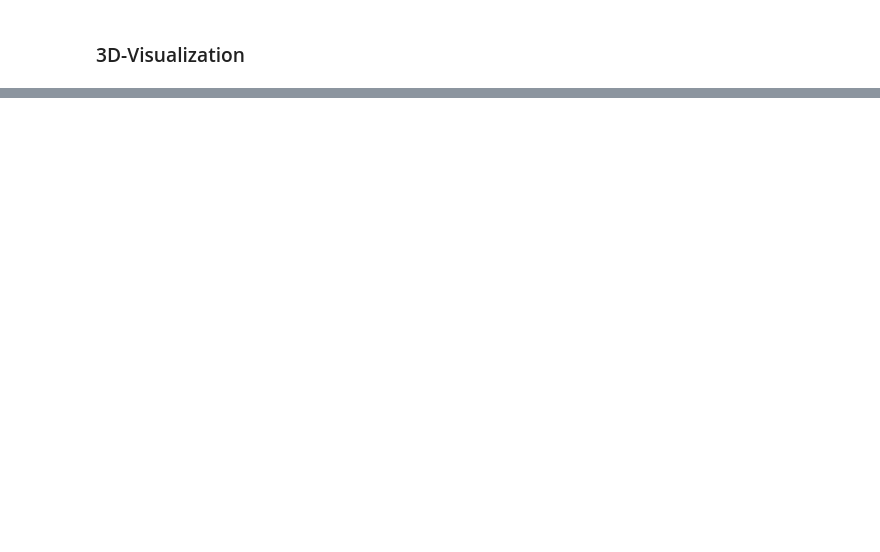
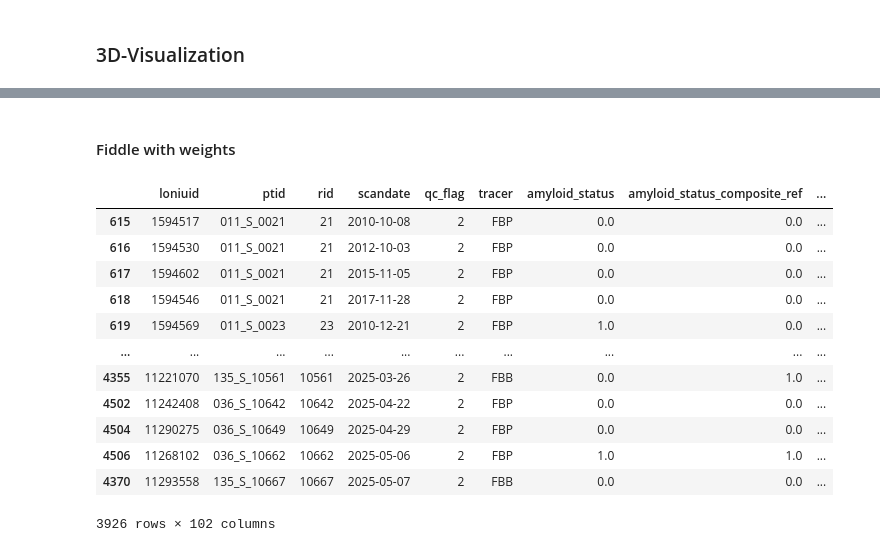
Before and after one commit to shakkyaNV/NetworkModels, a Jupyter notebook: Project1/A3/connectome_test.ipynb, the cells around one changed output, grey strips where cells are left out. Saved outputs shown, nothing was run; the diff lists cells and outputs as text; code cells hidden in the pictures; blank space fills up the shorter version.

Commit message:
difference testing for connectome DKAtlas

```diff
--- a/Project1/A3/connectome_test.ipynb
+++ b/Project1/A3/connectome_test.ipynb
@@ -226,0 +413,2 @@ GraphML exported to: C:\Users\sranasin\PycharmProjects\NetworkModels\resources\s
+# %% [markdown]
+#### Fiddle with weights
@@ -226,0 +420,28 @@ GraphML exported to: C:\Users\sranasin\PycharmProjects\NetworkModels\resources\s
+# %%
+importlib.reload(utils)
+importlib.reload(dkatlas)
+
+# Patient data for graph
+DK = dkatlas.DKAtlasGraph()
+df = utils.df_rename_to_fsnames(os.path.join("resources/TEST_NEW/structured_files_UCBERKELEY_AMY_6MM_29Oct2025/UCBERKELEY_AMY_6MM_29Oct2025_suvr.csv"))
+df = utils.safe_filter_df(df, True)
+df.sort_values(by = ['rid', 'scandate'], inplace = True)
+# df = df.head(4)
+
+
+DK.input_patient_data(df.iloc[0, :], df_type = "suvr")
+df
+# %% [output]
+|  | loniuid | ptid | rid | scandate | qc_flag | tracer | amyloid_status | amyloid_status_composite_ref | ... |
+| 615 | 1594517 | 011_S_0021 | 21 | 2010-10-08 | 2 | FBP | 0.0 | 0.0 | ... |
+| 616 | 1594530 | 011_S_0021 | 21 | 2012-10-03 | 2 | FBP | 0.0 | 0.0 | ... |
+| 617 | 1594602 | 011_S_0021 | 21 | 2015-11-05 | 2 | FBP | 0.0 | 0.0 | ... |
+| 618 | 1594546 | 011_S_0021 | 21 | 2017-11-28 | 2 | FBP | 0.0 | 0.0 | ... |
+| 619 | 1594569 | 011_S_0023 | 23 | 2010-12-21 | 2 | FBP | 1.0 | 0.0 | ... |
+| ... | ... | ... | ... | ... | ... | ... | ... | ... | ... |
+| 4355 | 11221070 | 135_S_10561 | 10561 | 2025-03-26 | 2 | FBB | 0.0 | 1.0 | ... |
+| 4502 | 11242408 | 036_S_10642 | 10642 | 2025-04-22 | 2 | FBP | 0.0 | 0.0 | ... |
+| 4504 | 11290275 | 036_S_10649 | 10649 | 2025-04-29 | 2 | FBP | 0.0 | 0.0 | ... |
+| 4506 | 11268102 | 036_S_10662 | 10662 | 2025-05-06 | 2 | FBP | 1.0 | 1.0 | ... |
+| 4370 | 11293558 | 135_S_10667 | 10667 | 2025-05-07 | 2 | FBB | 0.0 | 0.0 | ... |
+3926 rows × 102 columns
```
Also changed, not shown: parts of 69 cells of this notebook.
